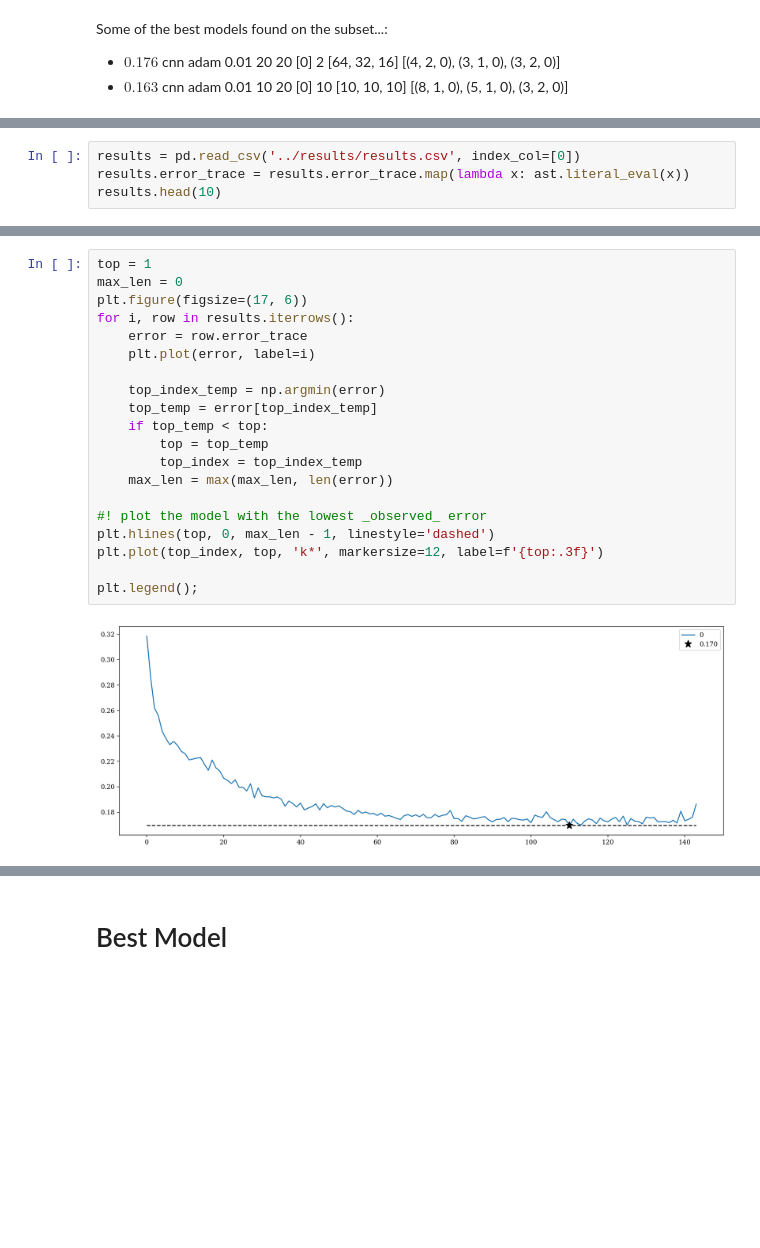
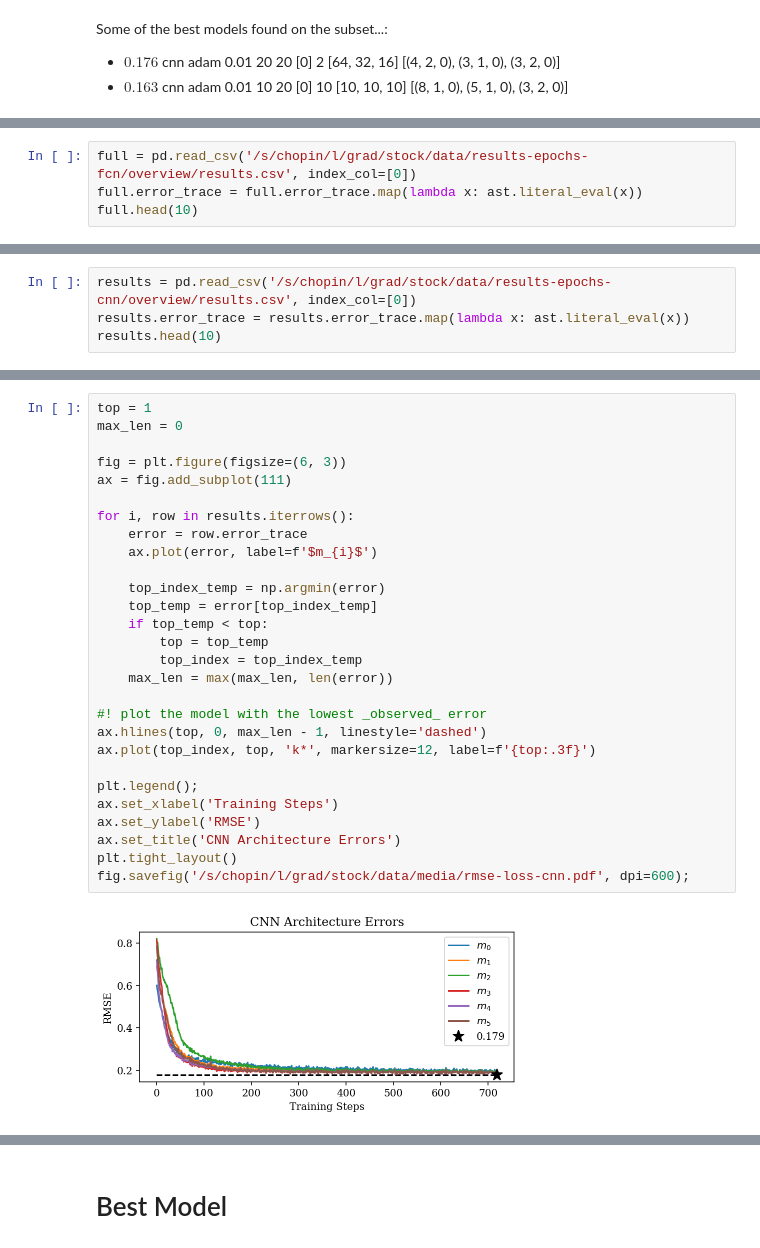
Before and after one commit to stockeh/goes-clustering-study, a Jupyter notebook: kmeans-autoencoder/notebooks/training-analysis.ipynb, the cells around one changed output, grey strips where cells are left out. Saved outputs shown, nothing was run; the diff lists cells and outputs as text; blank space fills up the shorter version.

```diff
--- a/kmeans-autoencoder/notebooks/training-analysis.ipynb
+++ b/kmeans-autoencoder/notebooks/training-analysis.ipynb
@@ -22,0 +28,4 @@ Some of the best models found on the subset...:
+# %%
+full = pd.read_csv('/s/chopin/l/grad/stock/data/results-epochs-fcn/overview/results.csv', index_col=[0])
+full.error_trace = full.error_trace.map(lambda x: ast.literal_eval(x))
+full.head(10)
@@ -23,5 +70,5 @@ Some of the best models found on the subset...:
 # %%
-results = pd.read_csv('../results/results.csv', index_col=[0])
+results = pd.read_csv('/s/chopin/l/grad/stock/data/results-epochs-cnn/overview/results.csv', index_col=[0])
 results.error_trace = results.error_trace.map(lambda x: ast.literal_eval(x))
 results.head(10)
 # %% [output]
@@ -30,22 +82,30 @@ results.head(10)
 # %%
 top = 1
 max_len = 0
-plt.figure(figsize=(17, 6))
+
+fig = plt.figure(figsize=(6, 3))
+ax = fig.add_subplot(111)
+
 for i, row in results.iterrows():
     error = row.error_trace
-    plt.plot(error, label=i)
+    ax.plot(error, label=f'$m_{i}$')
 
     top_index_temp = np.argmin(error)
     top_temp = error[top_index_temp]
     if top_temp < top:
         top = top_temp
         top_index = top_index_temp
     max_len = max(max_len, len(error))
 
 #! plot the model with the lowest _observed_ error
-plt.hlines(top, 0, max_len - 1, linestyle='dashed')
-plt.plot(top_index, top, 'k*', markersize=12, label=f'{top:.3f}')
+ax.hlines(top, 0, max_len - 1, linestyle='dashed')
+ax.plot(top_index, top, 'k*', markersize=12, label=f'{top:.3f}')
 
 plt.legend();
+ax.set_xlabel('Training Steps')
+ax.set_ylabel('RMSE')
+ax.set_title('CNN Architecture Errors')
+plt.tight_layout()
+fig.savefig('/s/chopin/l/grad/stock/data/media/rmse-loss-cnn.pdf', dpi=600);
 # %% [output]
-[figure, old version]
+[figure, new version]
```
Also changed, not shown: parts of 16 cells of this notebook, 17 other files.
